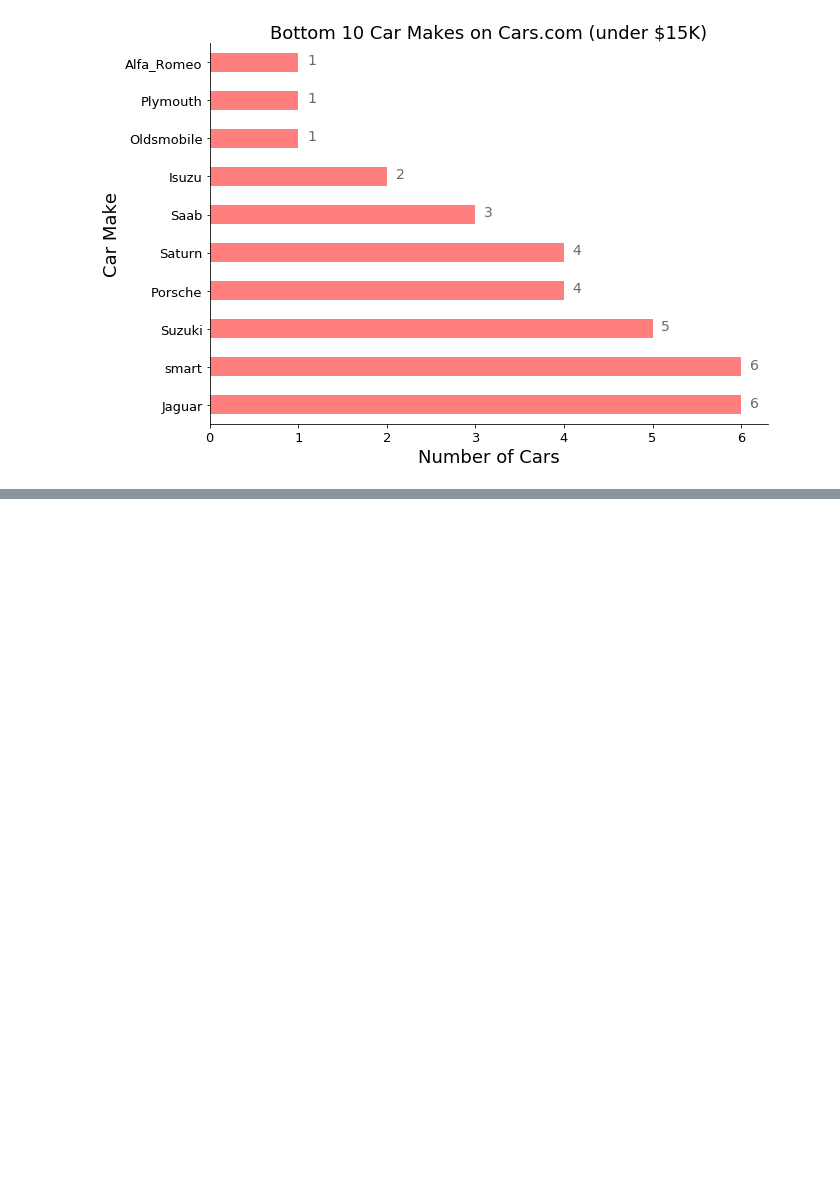
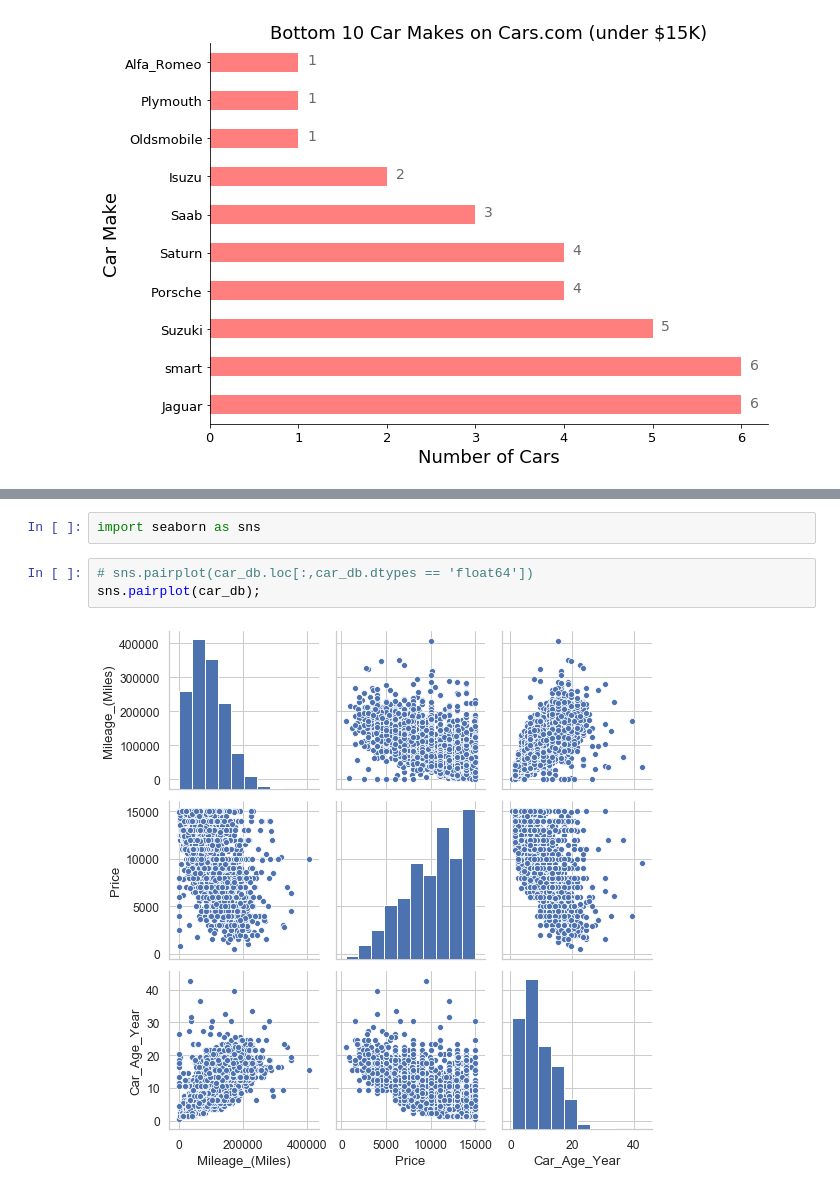
Before and after one commit to angiekl74/UOHWPandas, a Jupyter notebook: PyCitySchools/Cars.ipynb, the cells around one changed output, grey strips where cells are left out. Saved outputs shown, nothing was run; the diff lists cells and outputs as text; blank space fills up the shorter version.

Commit message:
Seaborn plots

```diff
--- a/PyCitySchools/Cars.ipynb
+++ b/PyCitySchools/Cars.ipynb
@@ -615,0 +640,7 @@ car_db.groupby(['Car_Make', 'Car_Model']).mean()
+# %%
+import seaborn as sns
+# %%
+# sns.pairplot(car_db.loc[:,car_db.dtypes == 'float64'])
+sns.pairplot(car_db);
+# %% [output]
+[figure, added]
```
Also changed, not shown: parts of 35 cells of this notebook, 1 other file.
